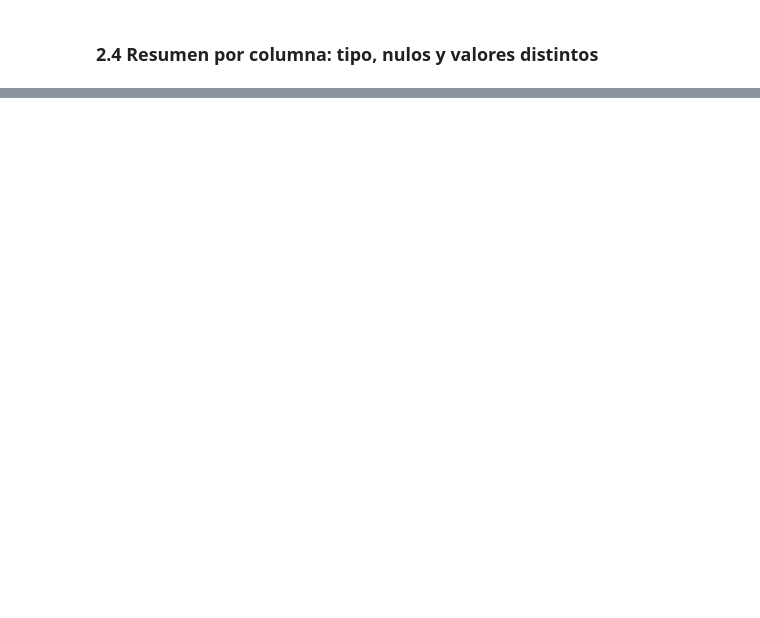
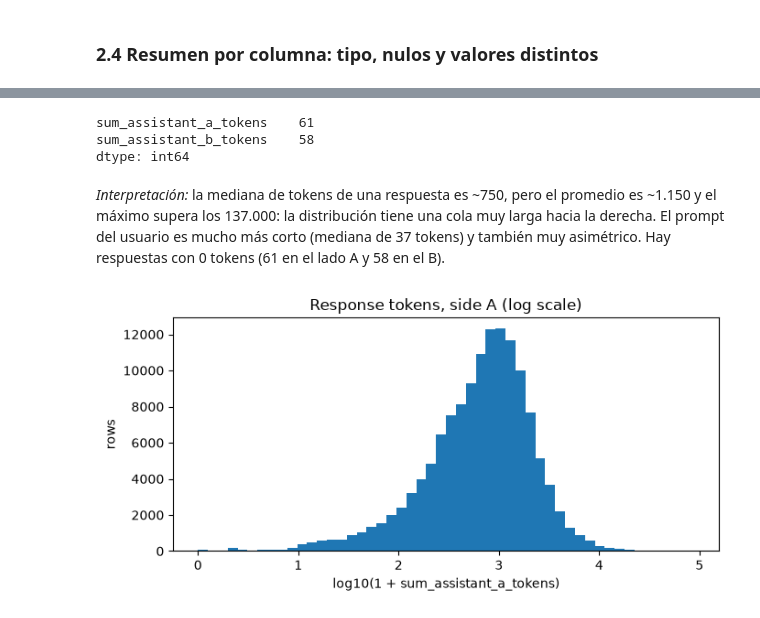
Before and after one commit to JoseFredes/lmarena-sumativa1, a Jupyter notebook: F2/F2_01_acquisition_exploration.ipynb, the cells around one changed output, grey strips where cells are left out. Cells and saved outputs as stored; diff of their text form; code cells hidden in the pictures; blank space fills up the shorter version.

```diff
--- a/F2/F2_01_acquisition_exploration.ipynb
+++ b/F2/F2_01_acquisition_exploration.ipynb
@@ -103,0 +339,6 @@ structure_summary(df_raw)
+# %%
+from arena.profile import nested_to_frame
+
+meta = nested_to_frame(df_raw["conv_metadata"])
+cols_tokens = ["sum_assistant_a_tokens", "sum_assistant_b_tokens", "sum_user_tokens"]
+meta[cols_tokens].describe().round(1)
@@ -103,0 +355,14 @@ structure_summary(df_raw)
+# %%
+(meta[["sum_assistant_a_tokens", "sum_assistant_b_tokens"]] == 0).sum()
+# %% [output]
+sum_assistant_a_tokens    61
+sum_assistant_b_tokens    58
+dtype: int64
+# %% [markdown]
+*Interpretación:* la mediana de tokens de una respuesta es ~750, pero el promedio es ~1.150 y el máximo supera los 137.000: la distribución tiene una cola muy larga hacia la derecha. El prompt del usuario es mucho más corto (mediana de 37 tokens) y también muy asimétrico. Hay respuestas con 0 tokens (61 en el lado A y 58 en el B).
+# %%
+from arena.plots import plot_hist
+
+plot_hist(meta["sum_assistant_a_tokens"], "Response tokens, side A (log scale)", log_x=True)
+# %% [output]
+[figure, added]
```
Also changed, not shown: parts of 71 cells of this notebook.
